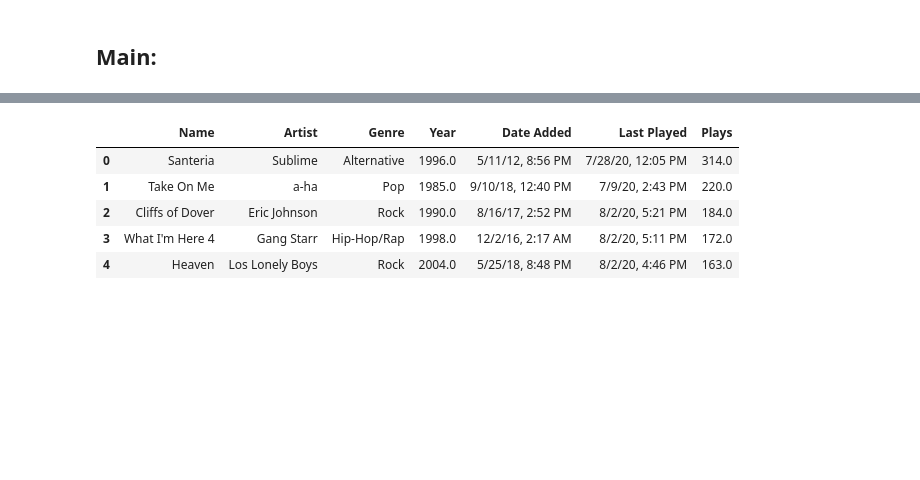
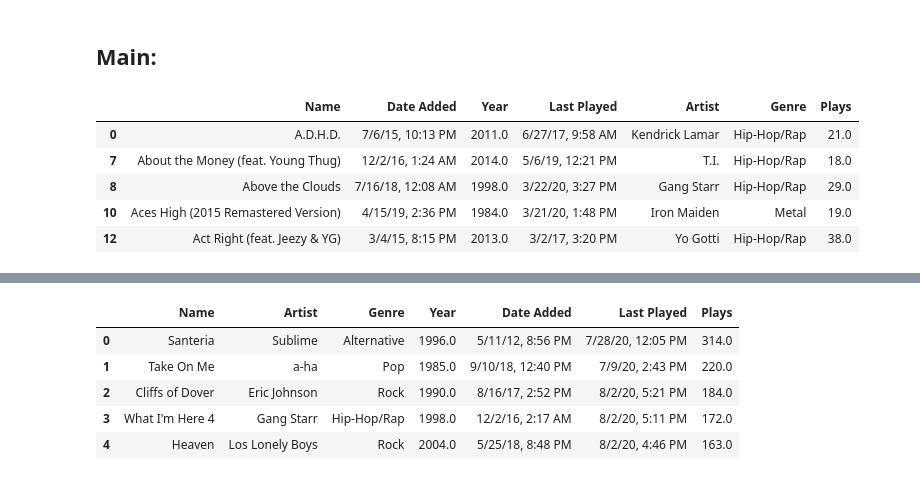
Before and after one commit to caltodo/MusicAnalysis, a Jupyter notebook: playlist_recommender.ipynb, the cells around one changed output, grey strips where cells are left out. Saved outputs shown, nothing was run; the diff lists cells and outputs as text; code cells hidden in the pictures; blank space fills up the shorter version.

```diff
--- a/playlist_recommender.ipynb
+++ b/playlist_recommender.ipynb
@@ -188,3 +188,14 @@ def CrossRef(playlist, library):
 #Setting Up Data - In the future prompt user to browse files for playlist
 playlist_df = pd.read_csv('STCD_data.csv', low_memory=False)
 library_df = pd.read_csv('MusicLibrary3.csv', low_memory=False, encoding='latin1')
+# %%
+top_plays = library_df['Plays'] > 17
+top_df = library_df[top_plays]
+top_df.head()
+# %% [output]
+|  | Name | Date Added | Year | Last Played | Artist | Genre | Plays |
+| 0 | A.D.H.D. | 7/6/15, 10:13 PM | 2011.0 | 6/27/17, 9:58 AM | Kendrick Lamar | Hip-Hop/Rap | 21.0 |
+| 7 | About the Money (feat. Young Thug) | 12/2/16, 1:24 AM | 2014.0 | 5/6/19, 12:21 PM | T.I. | Hip-Hop/Rap | 18.0 |
+| 8 | Above the Clouds | 7/16/18, 12:08 AM | 1998.0 | 3/22/20, 3:27 PM | Gang Starr | Hip-Hop/Rap | 29.0 |
+| 10 | Aces High (2015 Remastered Version) | 4/15/19, 2:36 PM | 1984.0 | 3/21/20, 1:48 PM | Iron Maiden | Metal | 19.0 |
+| 12 | Act Right (feat. Jeezy & YG) | 3/4/15, 8:15 PM | 2013.0 | 3/2/17, 3:20 PM | Yo Gotti | Hip-Hop/Rap | 38.0 |
```
Also changed, not shown: parts of 3 cells of this notebook, 2 other files.
